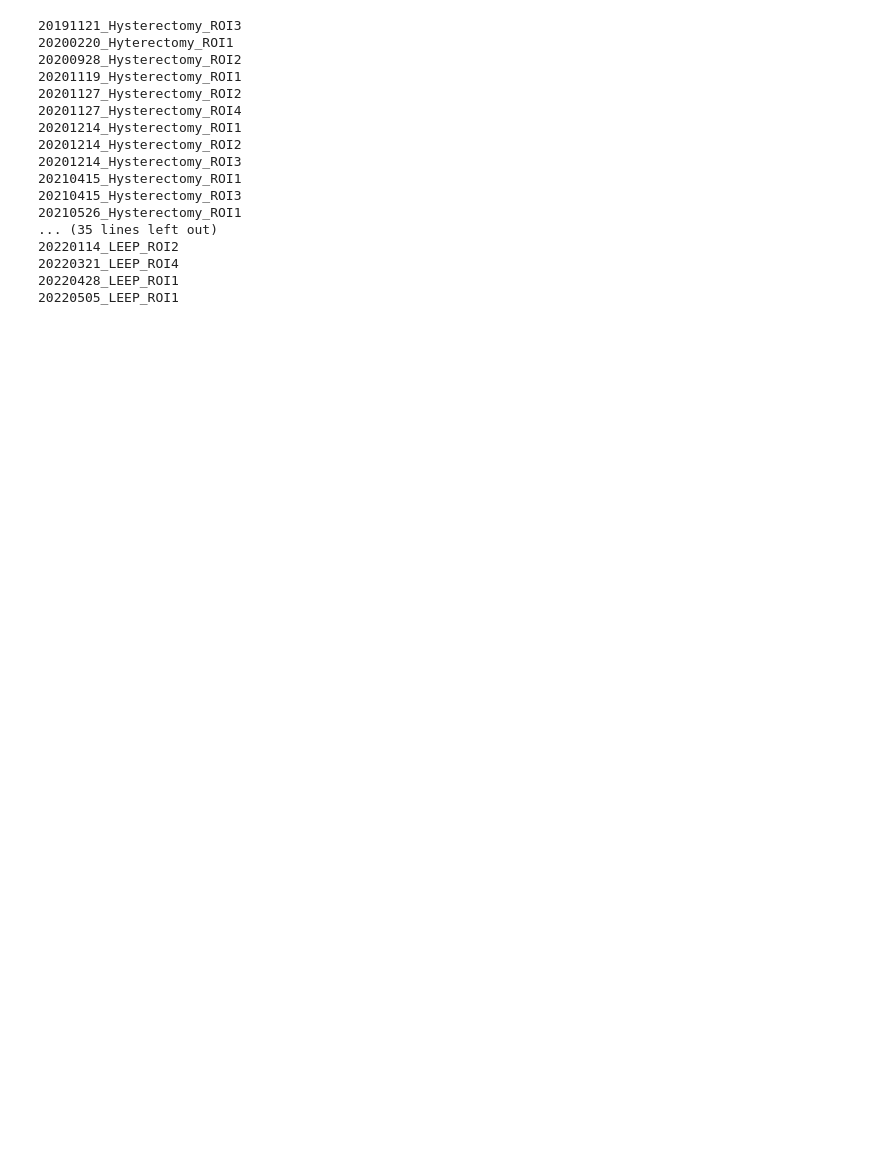
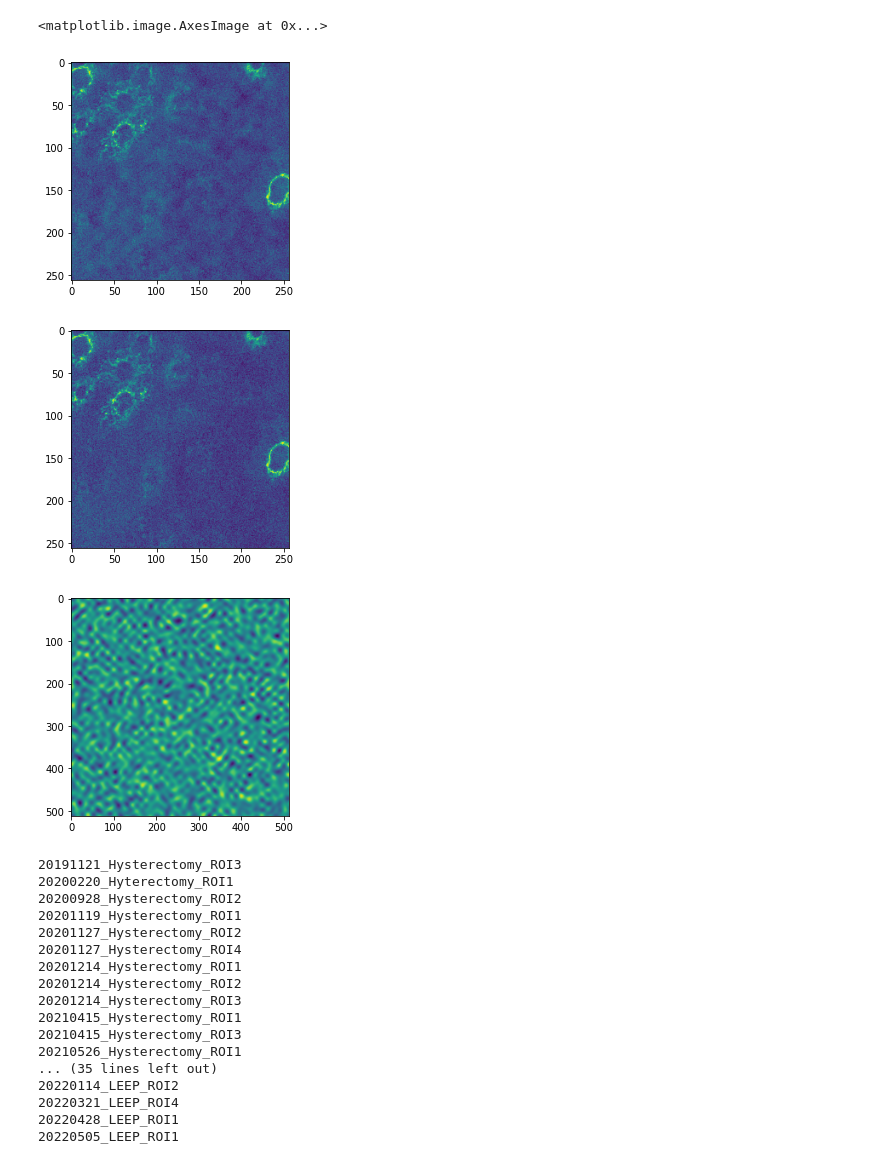
Before and after one commit to Tufts-University/Denoising2PImages, a Jupyter notebook: patch_script.ipynb, the cells around one changed output. Cells and saved outputs as stored; diff of their text form; code cells hidden in the pictures; blank space fills up the shorter version.

Commit message:
Low Frequency Noise Denoising CARE MAE
Former-commit-id: 1b0d4224b19a76ad88462d8e01e4f5368ea8f89d

```diff
--- a/patch_script.ipynb
+++ b/patch_script.ipynb
@@ -17,7 +18,7 @@ for folder_name in procedure:
         new_path = os.path.join(main_path, file)
         print(new_path)
         if os.path.isdir(new_path) and 'results_final' in os.listdir(new_path):
-            paired_path = os.path.join(new_path, 'results_final')S
+            paired_path = os.path.join(new_path, 'results_final')
             results_folders.append(paired_path)
 # %% [output]
 R:\Cervical_Project\Data\Healthy\20191003_Hysterectomy
@@ -79,7 +80,7 @@ def stitch_image(image):
     '''Image should be 4x256x256'''
     return np.reshape(image,[2, -1, 256, 256]).swapaxes(1,2).reshape(512, 512)
 
-def create_patches(input,start,end):
+def create_patches(input,start,end,flag):
     start = int(start)
     end = int(end)
     indices = list(range(start,end+1))
@@ -88,6 +89,8 @@ def create_patches(input,start,end):
         image = input[i]
         image = np.transpose(image)
         image = normalize(image,2,99.9)
+        if flag == 1:
+            image += LFG(512,512,0)
         patches = patch_image(image)
         total_patches.append(patches)
     total_patches = np.reshape(total_patches,(-1,256,256))
@@ -101,15 +104,29 @@ def Patchify(f,roi_name):
         NADH= f['NADH_frames_512_shifted']
         stack_num = end_stack - start_stack + 1
         assert stack_num > 0
-        low_SNR_NADH = create_patches(NADH[3],start_stack,end_stack)
-        high_SNR_NADH = create_patches(np.mean(NADH, axis=0),start_stack,end_stack)
-        low_SNR_FAD = create_patches(FAD[3],start_stack,end_stack)
-        high_SNR_FAD = create_patches(np.mean(FAD, axis=0),start_stack,end_stack)
+        low_SNR_NADH = create_patches(np.mean(NADH, axis=0),start_stack,end_stack,1)
+        high_SNR_NADH = create_patches(np.mean(NADH, axis=0),start_stack,end_stack,0)
+        low_SNR_FAD = create_patches(np.mean(FAD, axis=0),start_stack,end_stack,1)
+        high_SNR_FAD = create_patches(np.mean(FAD, axis=0),start_stack,end_stack,0)
         print('Start and end found: ' + roi_name + ": images=" + str(stack_num))
         return low_SNR_NADH , high_SNR_NADH, low_SNR_FAD, high_SNR_FAD, stack_num
     except:
         print('Data was not processed: ' + roi_name)
         return [],[],[],[],[]
+
+def LFG(dim1, dim2, seed=0):
+    random.seed(seed)
+    # Generate a high frequency image of noise
+    hf = np.random.rand(dim1,dim2)
+    # Calculate Spectrum
+    hf_S = fftpack.fft2(hf)
+    # Filter Spectrum
+    nx = round(0.05*dim1)
+    ny = round(0.05*dim2)
+    hf_S[nx-1:dim1-nx-1, :] = 0
+    hf_S[:, ny-1:dim2-ny-1] = 0
+    # Revert back to low frequency and return
+    return np.real(fftpack.ifft2(hf_S))
 # %%
 size=512
 X_N = []
@@ -161,7 +184,13 @@ ROIs = ROI_counter
 testing_split = round(ROIs*1/3)
 random.seed(0)
 Training_idx = sorted(random.sample(range(0,ROIs), ROIs-testing_split))
+Training_idx = [int(x) for x in Training_idx]
 Testing_idx = sorted([x for x in list(range(0,ROIs)) if x not in Training_idx])
+# %%
+key_names = np.array(key_names)
+start_list = np.array(start_list)
+end_list = np.array(end_list)
+X_N, X_F, Y_N, Y_F = np.array(X_N, dtype=object), np.array(X_F, dtype=object), np.array(Y_N, dtype=object), np.array(Y_F,dtype=object)
 # %%
 key_names_train = key_names[Training_idx]
 start_list_train = start_list[Training_idx]
@@ -205,3 +234,14 @@ np.savez('R:\\Cervical_Project\\Data\\NV_928_FAD_Testing', X=X_f, Y=Y_f, SB=stac
+# %%
+plt.imshow(X_n[0])
+plt.figure()
+plt.imshow(Y_n[0])
+plt.figure()
+plt.imshow(LFG(512,512,0))
+# %% [output]
+<matplotlib.image.AxesImage at 0x...>
+[figure, added]
+[figure, added]
+[figure, added]
 # %%
 # Test set ROI names:
 for i in ROI_keys:
```
Also changed, not shown: parts of 5 cells of this notebook, 2 other files.
